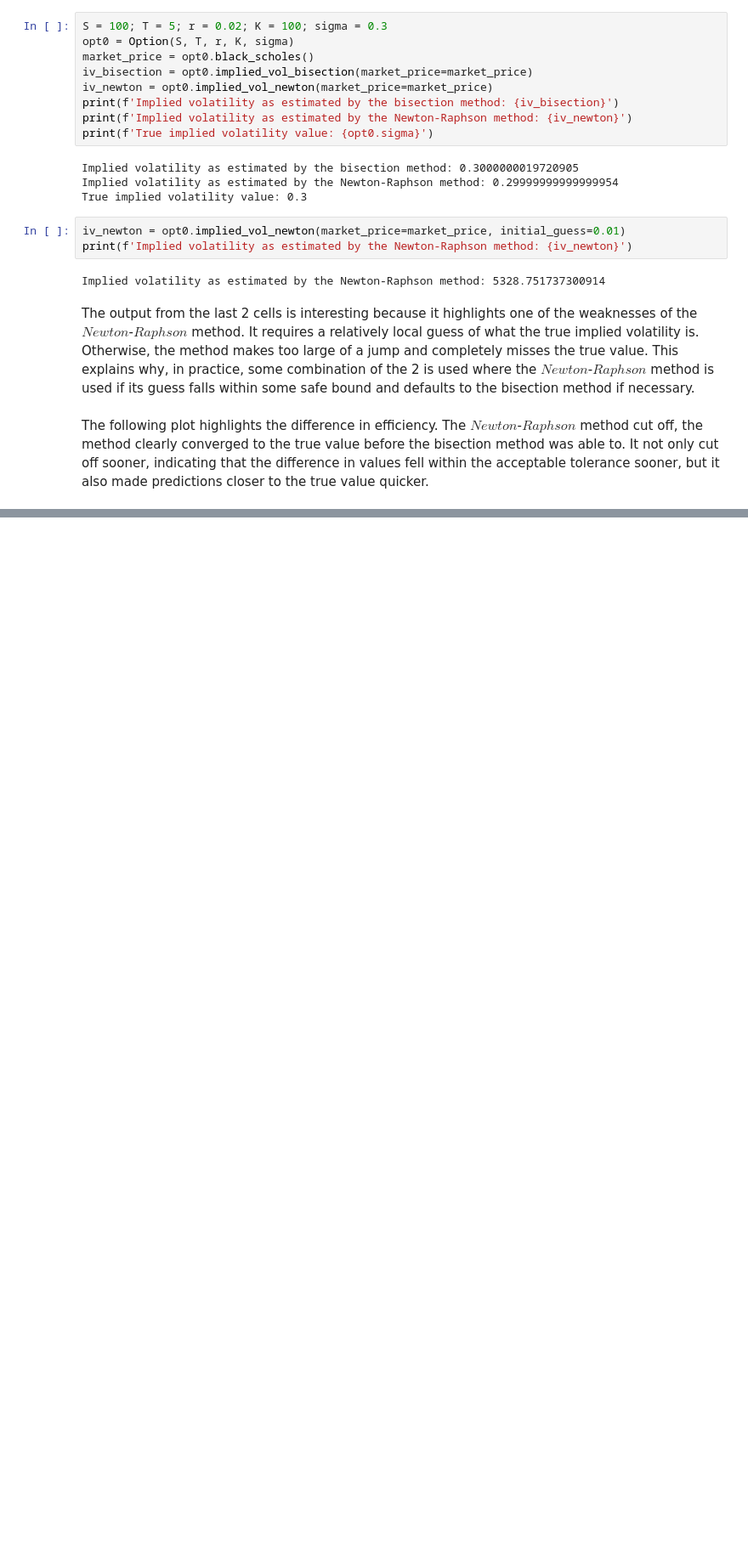
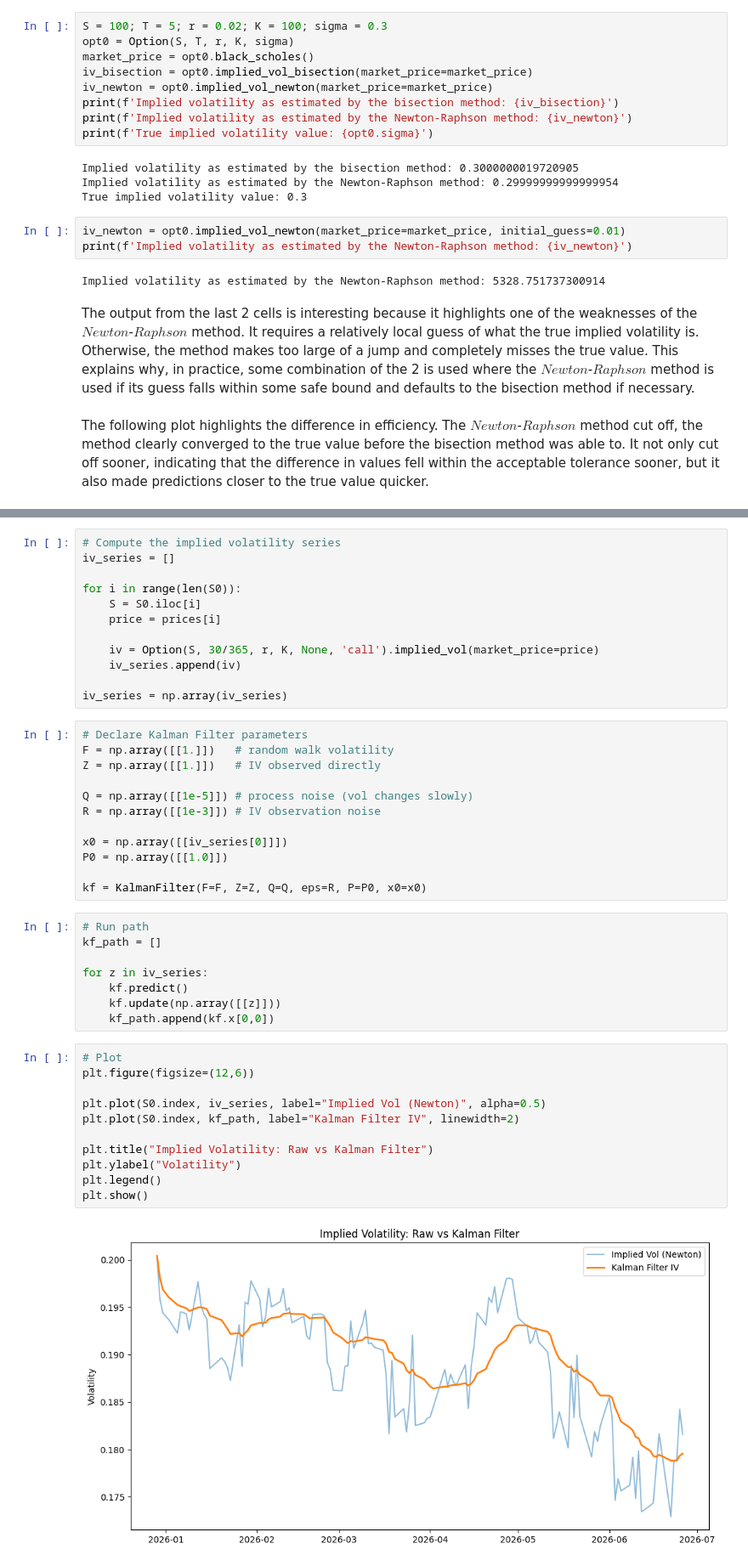
Before and after one commit to squilliam34/greeks, a Jupyter notebook: notebooks/implied volatility.ipynb, the cells around one changed output, grey strips where cells are left out. Shown at 85% size. Saved outputs shown, nothing was run; the diff lists cells and outputs as text; blank space fills up the shorter version.

Commit message:
KF vs synthetic prices

```diff
--- a/notebooks/implied volatility.ipynb
+++ b/notebooks/implied volatility.ipynb
@@ -66,0 +118,45 @@ plot_iv_convergence(option=opt0, market_price=market_price)
+# %%
+# Compute the implied volatility series
+iv_series = []
+
+for i in range(len(S0)):
+    S = S0.iloc[i]
+    price = prices[i]
+
+    iv = Option(S, 30/365, r, K, None, 'call').implied_vol(market_price=price)
+    iv_series.append(iv)
+
+iv_series = np.array(iv_series)
+# %%
+# Declare Kalman Filter parameters
+F = np.array([[1.]])   # random walk volatility
+Z = np.array([[1.]])   # IV observed directly
+
+Q = np.array([[1e-5]]) # process noise (vol changes slowly)
+R = np.array([[1e-3]]) # IV observation noise
+
+x0 = np.array([[iv_series[0]]])
+P0 = np.array([[1.0]])
+
+kf = KalmanFilter(F=F, Z=Z, Q=Q, eps=R, P=P0, x0=x0)
+# %%
+# Run path
+kf_path = []
+
+for z in iv_series:
+    kf.predict()
+    kf.update(np.array([[z]]))
+    kf_path.append(kf.x[0,0])
+# %%
+# Plot
+plt.figure(figsize=(12,6))
+
+plt.plot(S0.index, iv_series, label="Implied Vol (Newton)", alpha=0.5)
+plt.plot(S0.index, kf_path, label="Kalman Filter IV", linewidth=2)
+
+plt.title("Implied Volatility: Raw vs Kalman Filter")
+plt.ylabel("Volatility")
+plt.legend()
+plt.show()
+# %% [output]
+[figure, added]
```
Also changed, not shown: parts of 7 cells of this notebook.
